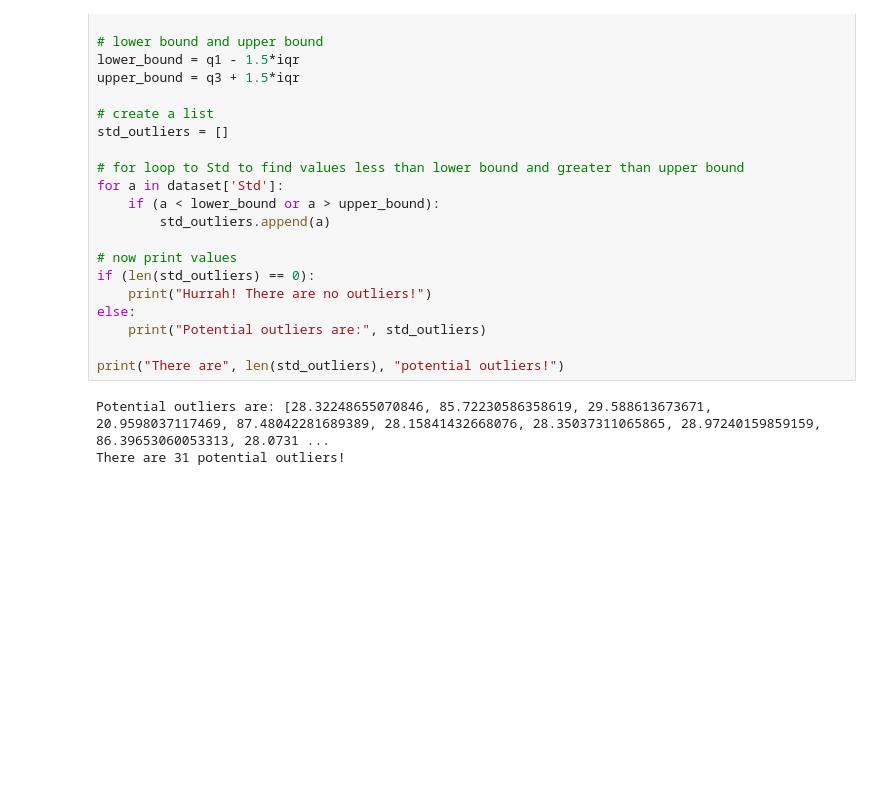
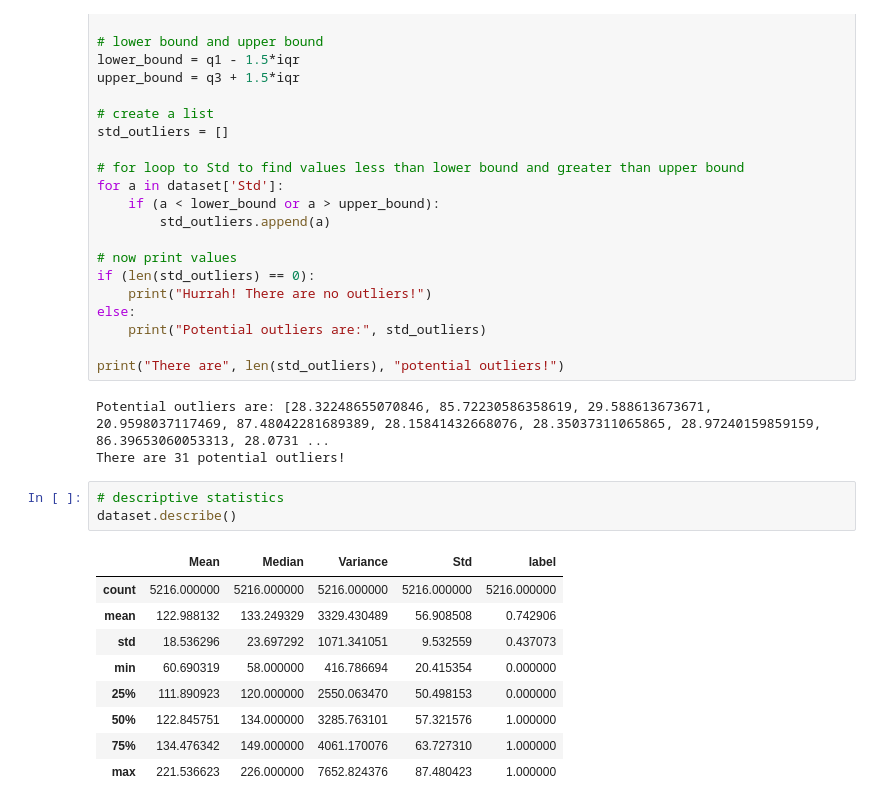
Before and after one commit to arfan64shah/Pneumonia_Detection, a Jupyter notebook: Pneumonia_Detection.ipynb, the cells around one changed output. Saved outputs shown, nothing was run; the diff lists cells and outputs as text; blank space fills up the shorter version.

```diff
--- a/Pneumonia_Detection.ipynb
+++ b/Pneumonia_Detection.ipynb
@@ -467,3 +467,16 @@ print("There are", len(std_outliers), "potential outliers!")
 # %% [output]
 Potential outliers are: [28.32248655070846, 85.72230586358619, 29.588613673671, 20.9598037117469, 87.48042281689389, 28.15841432668076, 28.35037311065865, 28.97240159859159, 86.39653060053313, 28.0731 ...
 There are 31 potential outliers!
+# %%
+# descriptive statistics
+dataset.describe()
+# %% [output]
+|  | Mean | Median | Variance | Std | label |
+| count | 5216.000000 | 5216.000000 | 5216.000000 | 5216.000000 | 5216.000000 |
+| mean | 122.988132 | 133.249329 | 3329.430489 | 56.908508 | 0.742906 |
+| std | 18.536296 | 23.697292 | 1071.341051 | 9.532559 | 0.437073 |
+| min | 60.690319 | 58.000000 | 416.786694 | 20.415354 | 0.000000 |
+| 25% | 111.890923 | 120.000000 | 2550.063470 | 50.498153 | 0.000000 |
+| 50% | 122.845751 | 134.000000 | 3285.763101 | 57.321576 | 1.000000 |
+| 75% | 134.476342 | 149.000000 | 4061.170076 | 63.727310 | 1.000000 |
+| max | 221.536623 | 226.000000 | 7652.824376 | 87.480423 | 1.000000 |
```
Also changed, not shown: parts of 5 cells of this notebook.
